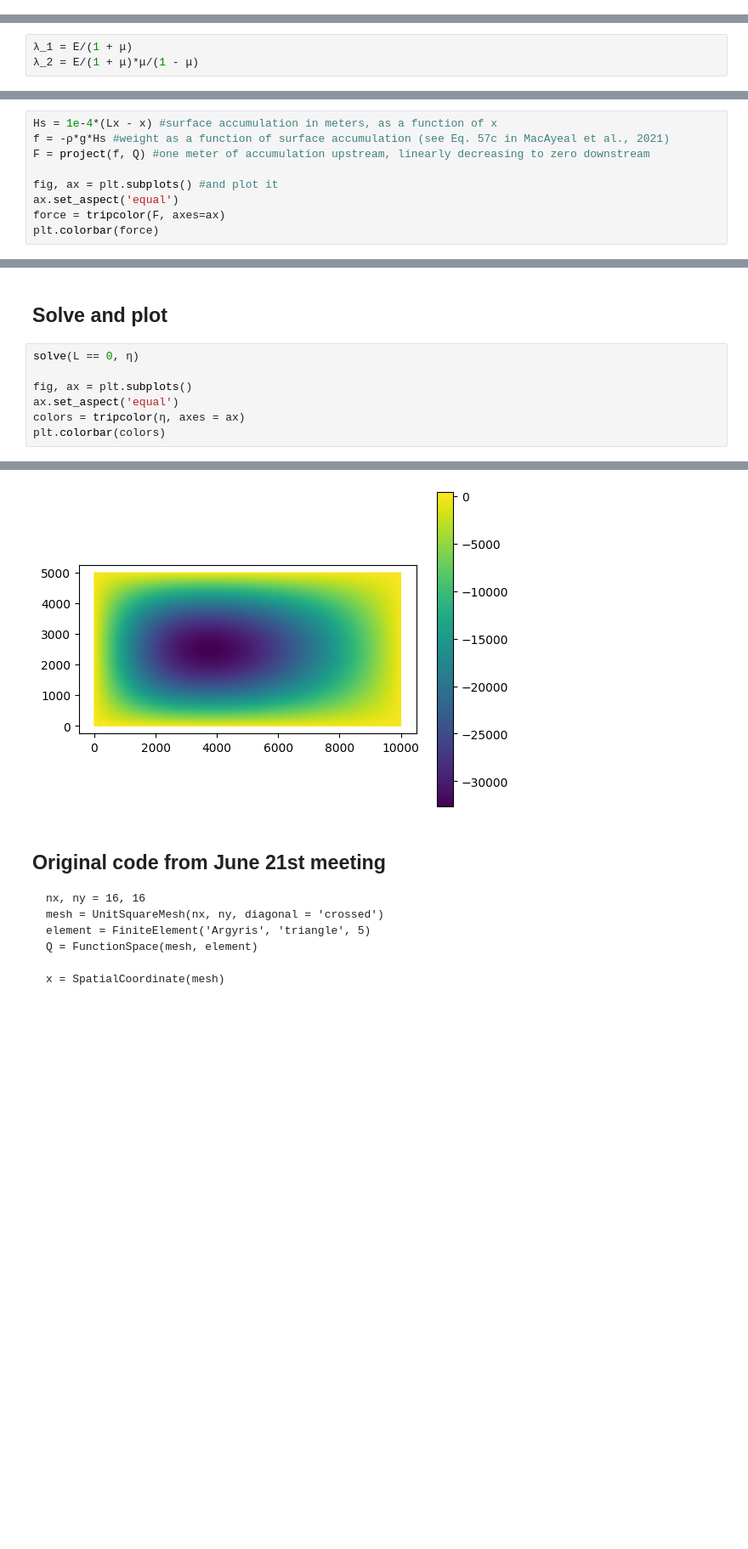
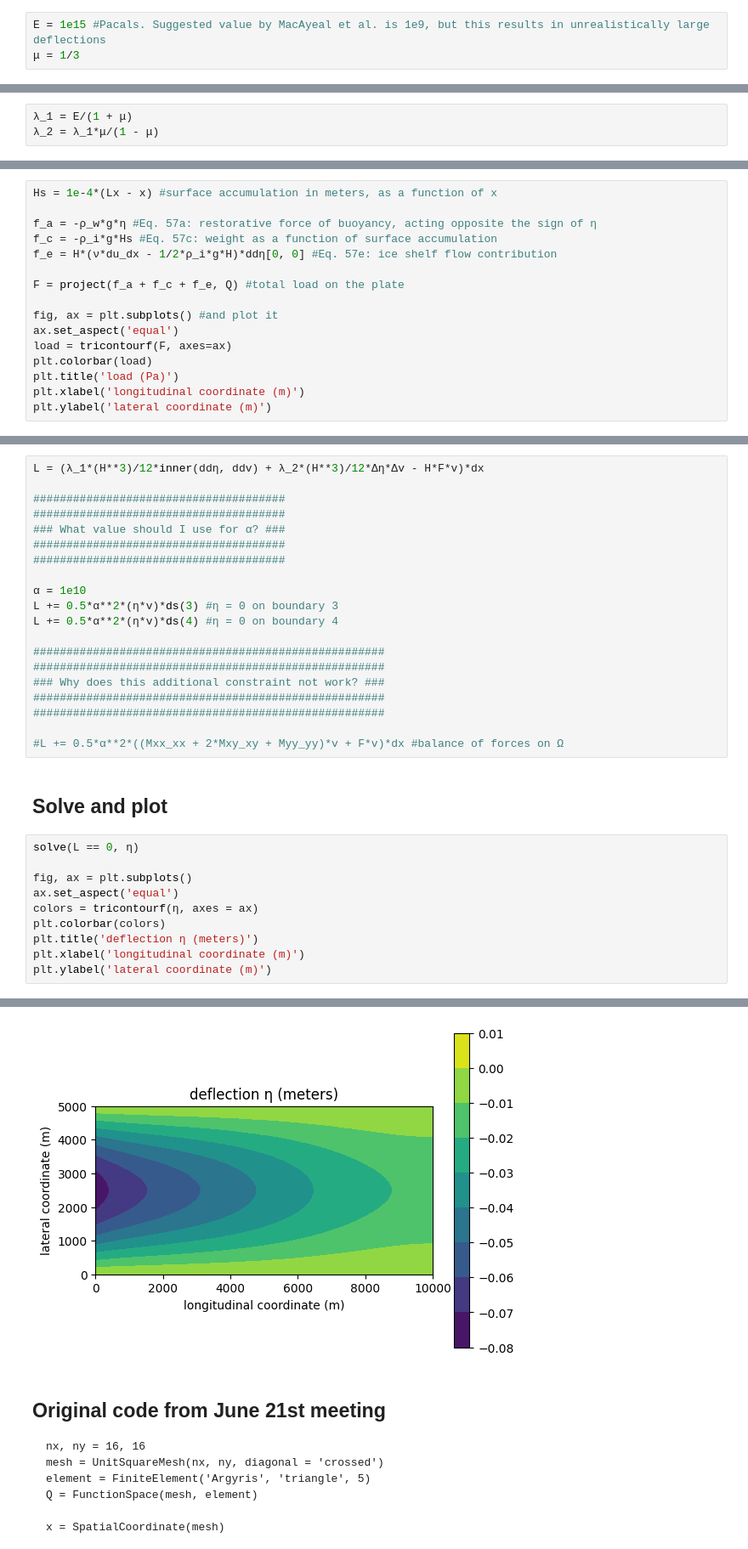
Before and after one commit to chrismiele/weird_flex, a Jupyter notebook: kirchhoff_plate.ipynb, the cells around one changed output, grey strips where cells are left out. Shown at 85% size. Saved outputs shown, nothing was run; the diff lists cells and outputs as text; blank space fills up the shorter version.

````diff
--- a/kirchhoff_plate.ipynb
+++ b/kirchhoff_plate.ipynb
@@ -53,3 +50,6 @@ E = 1e9 #Pacals
+# %%
+E = 1e15 #Pacals. Suggested value by MacAyeal et al. is 1e9, but this results in unrealistically large deflections
+μ = 1/3
 # %% [markdown]
 ## Simplifying the variational form
 
@@ -64,7 +64,7 @@ Vertically integrating the first and third terms on the right from $-\frac{H}{2}
 $$ \Pi(\eta, v) = \lambda_1\frac{H^3}{12}\int_{x, y}\nabla^2\eta : \nabla^2 v dxdy + \lambda_2\frac{H^3}{12}\int_{x, y}tr(\nabla^2\eta)\vec{I} : \nabla^2 vdxdy - \int_{\Gamma_t}(\vec{\sigma}\cdot\vec{n})\cdot\vec{v}d\Gamma_t - H\int_{x, y}f(x, y)v(x, y)dxdy.$$
 # %%
 λ_1 = E/(1 + μ)
-λ_2 = E/(1 + μ)*μ/(1 - μ)
+λ_2 = λ_1*μ/(1 - μ)
 # %% [markdown]
 Noting finally that $tr(\nabla^2\eta)\vec{I} : \nabla^2 v = \Delta\eta\Delta v$ ($\Delta$ the Laplacian operator, which takes the divergence of the gradient), the form to be minimized is
 
@@ -91,10 +124,17 @@ We can find examples of various physical forcings in Eq. 57 of MacAyeal et al. F
 # %%
 Hs = 1e-4*(Lx - x) #surface accumulation in meters, as a function of x
-f = -ρ*g*Hs #weight as a function of surface accumulation (see Eq. 57c in MacAyeal et al., 2021)
-F = project(f, Q) #one meter of accumulation upstream, linearly decreasing to zero downstream
+
+f_a = -ρ_w*g*η #Eq. 57a: restorative force of buoyancy, acting opposite the sign of η
+f_c = -ρ_i*g*Hs #Eq. 57c: weight as a function of surface accumulation
+f_e = H*(ν*du_dx - 1/2*ρ_i*g*H)*ddη[0, 0] #Eq. 57e: ice shelf flow contribution
+
+F = project(f_a + f_c + f_e, Q) #total load on the plate
 
 fig, ax = plt.subplots() #and plot it
 ax.set_aspect('equal')
-force = tripcolor(F, axes=ax)
-plt.colorbar(force)
+load = tricontourf(F, axes=ax)
+plt.colorbar(load)
+plt.title('load (Pa)')
+plt.xlabel('longitudinal coordinate (m)')
+plt.ylabel('lateral coordinate (m)')
 # %% [output]
@@ -126,3 +155,23 @@ L = L_1 + L_2
+# %%
+L = (λ_1*(H**3)/12*inner(ddη, ddv) + λ_2*(H**3)/12*Δη*Δv - H*F*v)*dx
+
+######################################
+######################################
+### What value should I use for α? ###
+######################################
+######################################
+
+α = 1e10
+L += 0.5*α**2*(η*v)*ds(3) #η = 0 on boundary 3
+L += 0.5*α**2*(η*v)*ds(4) #η = 0 on boundary 4
+
+#####################################################
+#####################################################
+### Why does this additional constraint not work? ###
+#####################################################
+#####################################################
+
+#L += 0.5*α**2*((Mxx_xx + 2*Mxy_xy + Myy_yy)*v + F*v)*dx #balance of forces on Ω
 # %% [markdown]
 ## Solve and plot
 # %%
@@ -130,6 +179,9 @@ solve(L == 0, η)
 
 fig, ax = plt.subplots()
 ax.set_aspect('equal')
-colors = tripcolor(η, axes = ax)
+colors = tricontourf(η, axes = ax)
 plt.colorbar(colors)
+plt.title('deflection η (meters)')
+plt.xlabel('longitudinal coordinate (m)')
+plt.ylabel('lateral coordinate (m)')
 # %% [output]
@@ -137,4 +189,4 @@ plt.colorbar(colors)
-[figure, old version]
+[figure, new version]
 # %% [markdown]
 ## Original code from June 21st meeting
 ```
````
Also changed, not shown: parts of 12 cells of this notebook.
